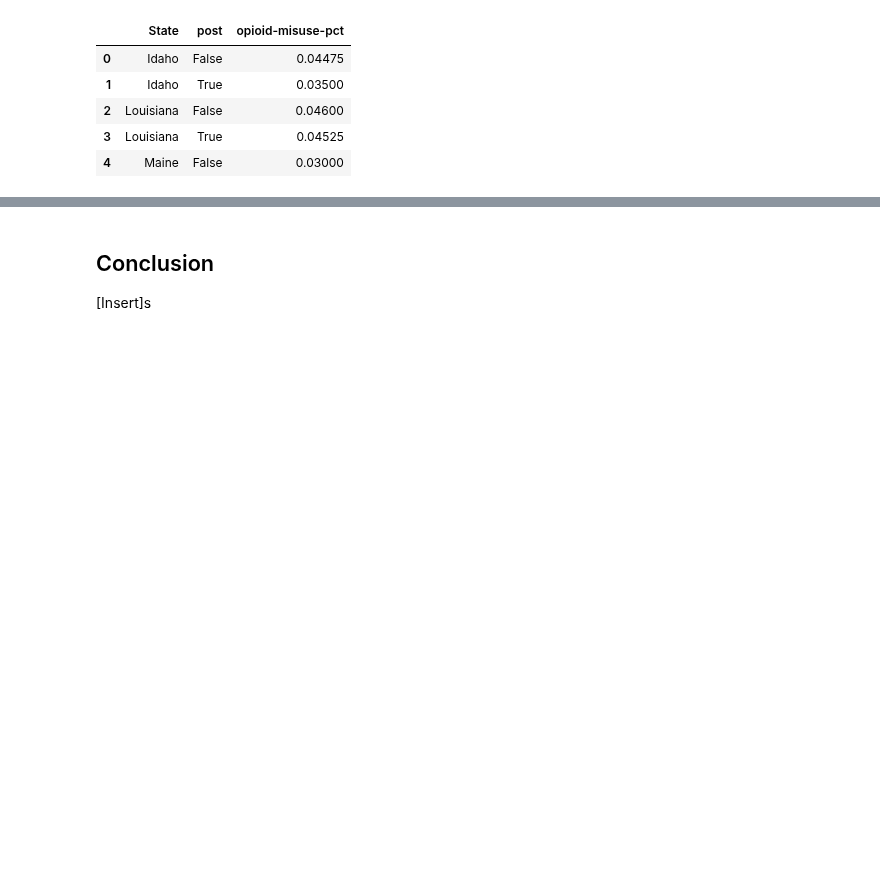
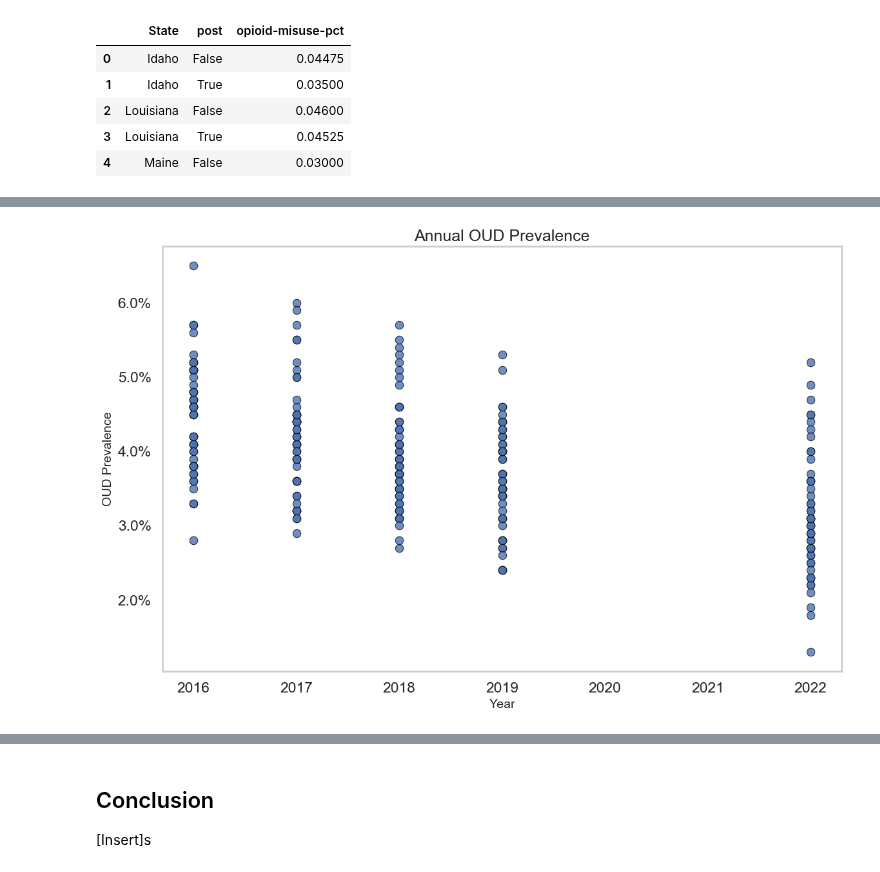
Before and after one commit to riverar9/data-602-final-project, a Jupyter notebook: Final_project_analysis.ipynb, the cells around one changed output, grey strips where cells are left out. Drawn from its saved outputs; the diff is of its cells as text; code cells hidden in the pictures; blank space fills up the shorter version.

Commit message:
added another graph

```diff
--- a/Final_project_analysis.ipynb
+++ b/Final_project_analysis.ipynb
@@ -440,0 +467,35 @@ plt.show()
+# %%
+import seaborn as sns
+import matplotlib.pyplot as plt
+
+# Set a theme and larger font scale for better aesthetics
+sns.set_theme(style="whitegrid", palette="deep")
+sns.set_context("talk")
+
+# Create the figure and axis
+fig, ax = plt.subplots(figsize=(12, 8))  # Adjust figure size
+
+# Create the scatter plot
+scatter = sns.scatterplot(
+    data=df_filtered,
+    x='rpt_yr',
+    y='Row %',
+    alpha=0.8,       # Transparency for better overlap visibility
+    edgecolor='black'
+)
+
+ax.yaxis.set_major_formatter(PercentFormatter(1))
+
+# Add titles and labels
+ax.set_xlabel("Year", fontsize=14)
+ax.set_ylabel("OUD Prevalence", fontsize=14)
+ax.set_title("Annual OUD Prevalence")
+ax.grid(False)
+
+# Improve layout
+plt.tight_layout()
+
+# Show the plot
+plt.show()
+# %% [output]
+[figure, added]
```
Also changed, not shown: parts of 4 cells of this notebook.
